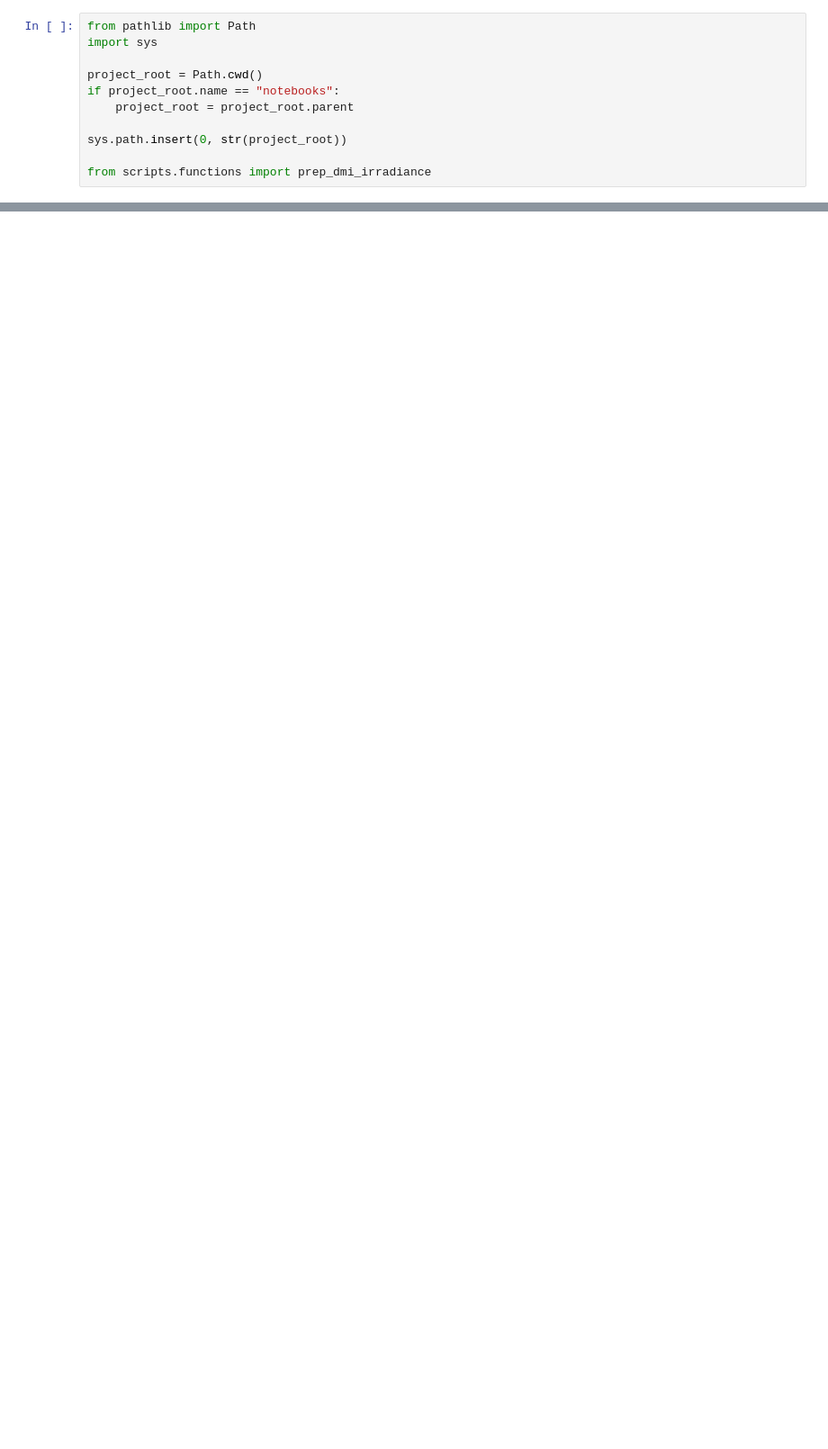
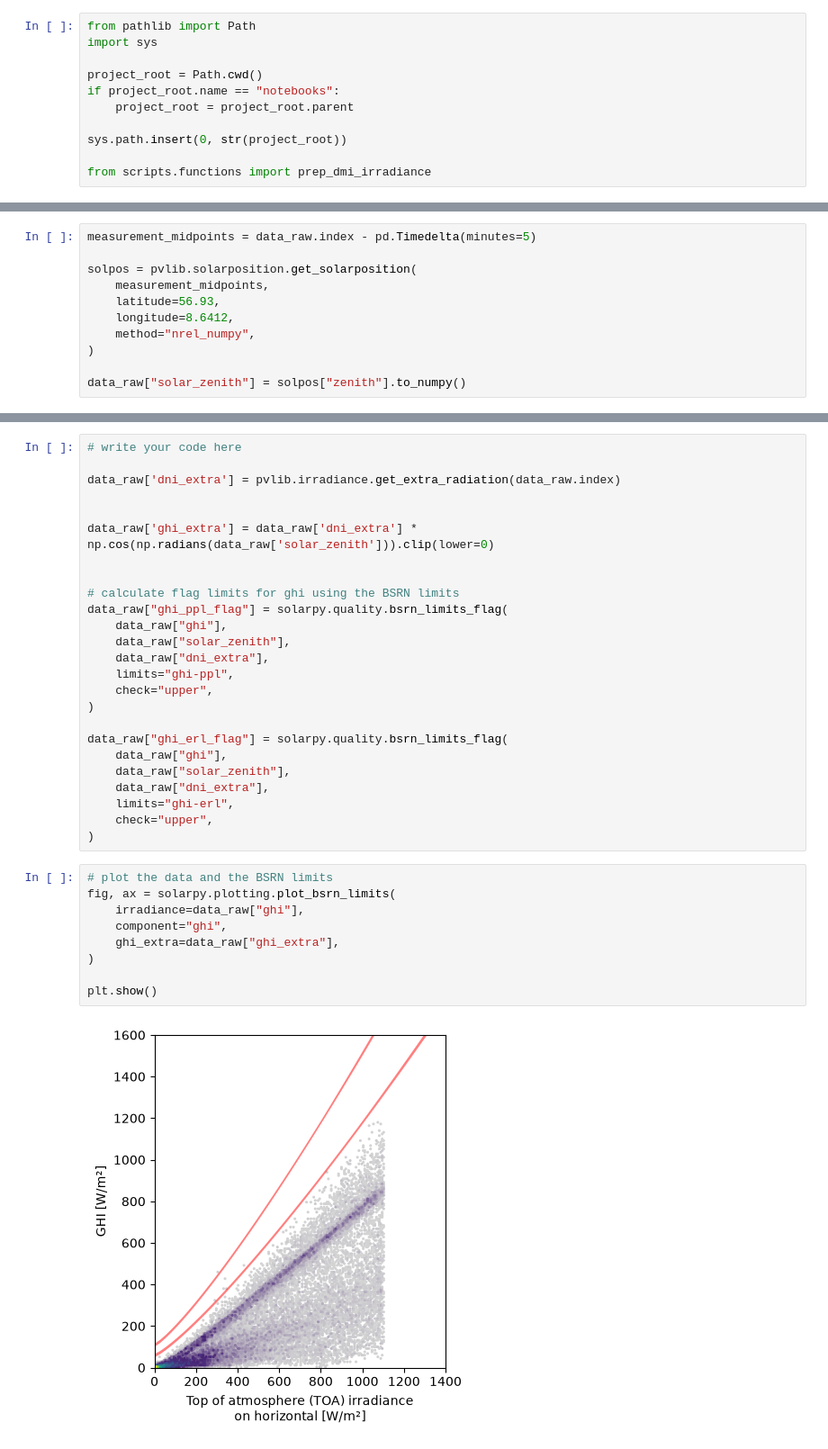
Before and after one commit to MatildeMGM/solar_forecast_project, a Jupyter notebook: notebooks/data_mining.ipynb, the cells around one changed output, grey strips where cells are left out. Shown at 90% size. Cells and saved outputs as stored; diff of their text form; blank space fills up the shorter version.

```diff
--- a/notebooks/data_mining.ipynb
+++ b/notebooks/data_mining.ipynb
@@ -59,0 +68,11 @@ data.describe()
+# %%
+measurement_midpoints = data_raw.index - pd.Timedelta(minutes=5)
+
+solpos = pvlib.solarposition.get_solarposition(
+    measurement_midpoints,
+    latitude=56.93,
+    longitude=8.6412,
+    method="nrel_numpy",
+)
+
+data_raw["solar_zenith"] = solpos["zenith"].to_numpy()
@@ -59,0 +81,36 @@ data.describe()
+# %%
+# write your code here
+
+data_raw['dni_extra'] = pvlib.irradiance.get_extra_radiation(data_raw.index)
+
+
+data_raw['ghi_extra'] = data_raw['dni_extra'] * np.cos(np.radians(data_raw['solar_zenith'])).clip(lower=0)
+
+
+# calculate flag limits for ghi using the BSRN limits
+data_raw["ghi_ppl_flag"] = solarpy.quality.bsrn_limits_flag(
+    data_raw["ghi"],
+    data_raw["solar_zenith"],
+    data_raw["dni_extra"],
+    limits="ghi-ppl",
+    check="upper",
+)
+
+data_raw["ghi_erl_flag"] = solarpy.quality.bsrn_limits_flag(
+    data_raw["ghi"],
+    data_raw["solar_zenith"],
+    data_raw["dni_extra"],
+    limits="ghi-erl",
+    check="upper",
+)
+# %%
+# plot the data and the BSRN limits
+fig, ax = solarpy.plotting.plot_bsrn_limits(
+    irradiance=data_raw["ghi"],
+    component="ghi",
+    ghi_extra=data_raw["ghi_extra"],
+)
+
+plt.show()
+# %% [output]
+[figure, added]
```
Also changed, not shown: parts of 12 cells of this notebook.
